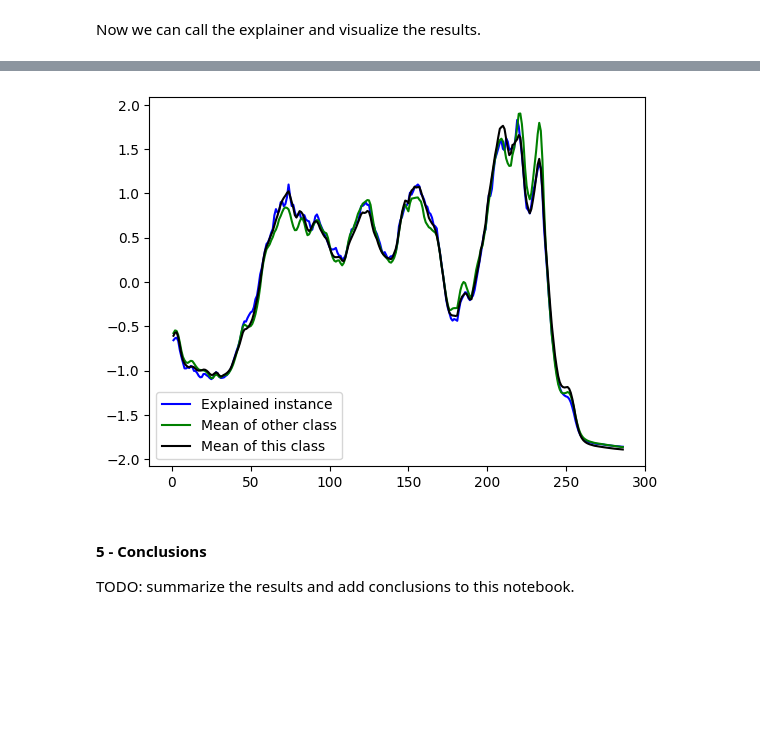
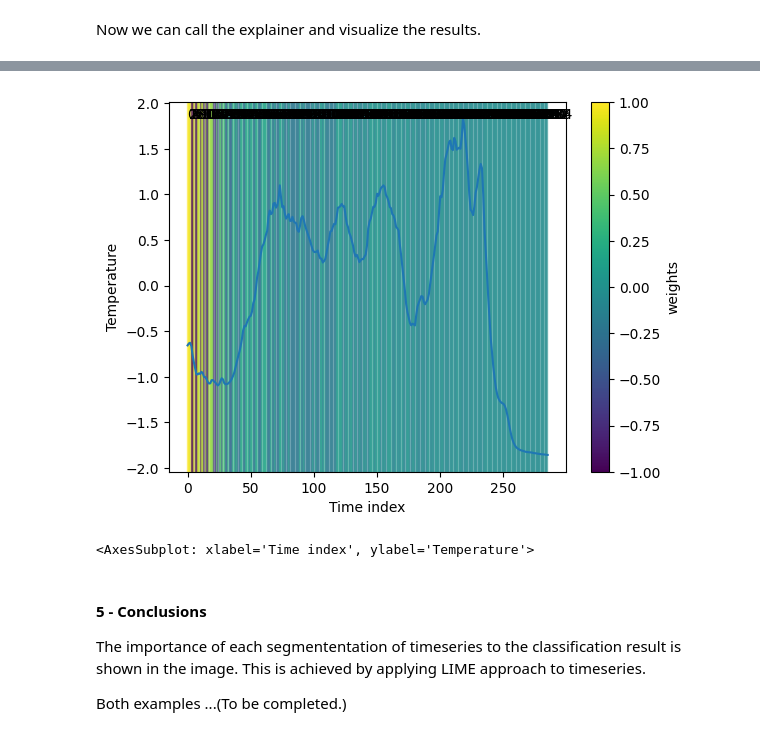
Before and after one commit to dianna-ai/dianna, a Jupyter notebook: tutorials/lime_timeseries_coffee.ipynb, the cells around one changed output, grey strips where cells are left out. Drawn from its saved outputs; the diff is of its cells as text; code cells hidden in the pictures; blank space fills up the shorter version.

```diff
--- a/tutorials/lime_timeseries_coffee.ipynb
+++ b/tutorials/lime_timeseries_coffee.ipynb
@@ -123,8 +119,7 @@ from dianna.utils.onnx_runner import SimpleModelRunner
 
 model_path = './models/coffee.onnx'
 loaded_model = SimpleModelRunner(model_path)
-coffee_train_x_numpy = coffee_train_x.to_numpy().astype(np.float32)
-predictions = loaded_model(coffee_train_x_numpy)
+predictions = loaded_model(data_instance.T.astype(np.float32))
 # %% [markdown]
 A runner function is required since the model works with input in the order of [channels, timeseries], while LIME in DIANNA should receive input in the opposite order.
 # %%
@@ -148,6 +143,6 @@ def run_model(data):
 # %% [markdown]
 Now we can call the explainer and visualize the results.
 # %%
-exp = dianna.explain_timeseries(run_model, timeseries_data=coffee_train_x_numpy.T, method='lime',
-                                labels=[0, 1], class_names=class_names, num_features=num_features,
+exp = dianna.explain_timeseries(run_model, timeseries_data=data_instance, method='lime',
+                                labels=[0], class_names=class_names, num_features=num_features,
                                 num_samples=500, num_slices=num_slices, batch_size=1, distance_method='cosine')
@@ -162,21 +149,20 @@ exp.as_pyplot_figure()
-# %%
-import math
-values_per_slice = math.ceil(len(series) / num_slices)
-
-plt.plot(series, color='b', label='Explained instance')
-plt.plot(coffee_test_x.iloc[15:,:].mean(), color='green', label='Mean of other class')
-plt.plot(coffee_test_x.iloc[:14,:].mean(), color='black', label='Mean of this class')
-plt.legend(loc='lower left')
-
-for i in range(num_features):
-    feature, weight = exp.as_list()[i]
-    start = feature * values_per_slice
-    end = start + values_per_slice
-    color = 'red' if weight < 0 else 'green'
-    plt.axvspan(start , end, color=color, alpha=abs(weight*2))
-plt.show()
-# %% [output]
-[figure, removed]
-# %% [markdown]
-#### 5 - Conclusions
-TODO: summarize the results and add conclusions to this notebook.
+# %%
+heatmap_channel = normalize(exp[0])
+segments = []
+for i in range(len(heatmap_channel) - 1):
+    segments.append({
+        'index': i,
+        'start': i - 0.5,
+        'stop': i + 0.5,
+        'weight': heatmap_channel[i]})
+visualization.plot_timeseries(range(len(heatmap_channel)), data_instance,
+                              segments, xlabel="Time index", ylabel="Temperature",
+                              show_plot=True)
+# %% [output]
+[figure, added]
+<AxesSubplot: xlabel='Time index', ylabel='Temperature'>
+# %% [markdown]
+#### 5 - Conclusions
+The importance of each segmententation of timeseries to the classification result is shown in the image. This is achieved by applying LIME approach to timeseries.
+
+Both examples ...(To be completed.)
```
Also changed, not shown: parts of 11 cells of this notebook, 4 other files.
